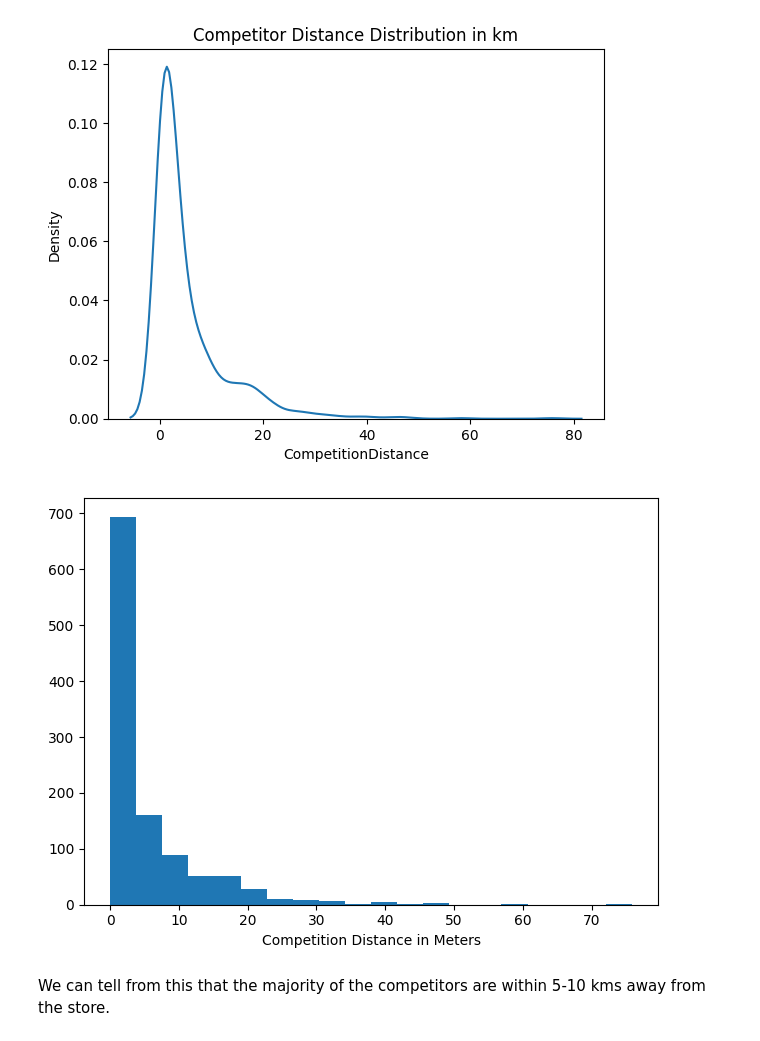
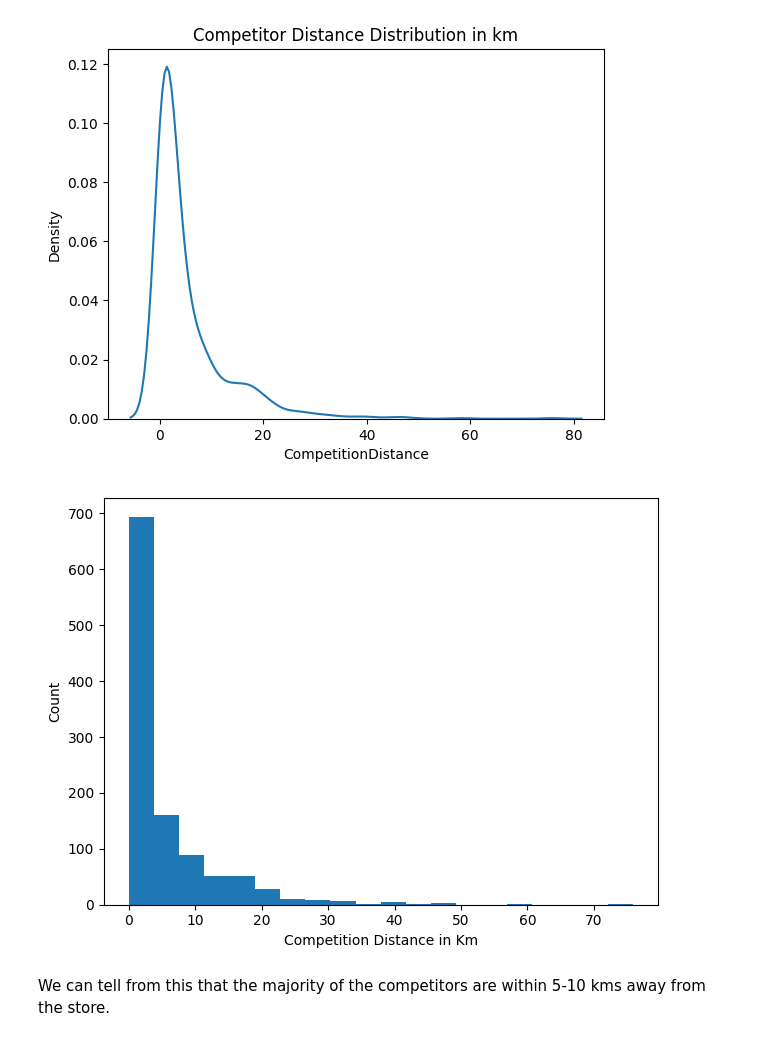
Before and after one commit to salaarslan98/Rossman-Dataset-Analysis, a Jupyter notebook: Rossman Sales Forecasting.ipynb, the cells around one changed output. Cells and saved outputs as stored; diff of their text form; code cells hidden in the pictures.

```diff
--- a/Rossman Sales Forecasting.ipynb
+++ b/Rossman Sales Forecasting.ipynb
@@ -141,11 +141,12 @@ Text(0.5, 1.0, 'Competitor Distance Distribution in km')
 [figure]
 # %%
 plt.hist(store["CompetitionDistance"]/1000, bins = 20)
-plt.xlabel("Competition Distance in Meters")
+plt.xlabel("Competition Distance in Km")
+plt.ylabel("Count")
 plt.tight_layout()
 plt.show()
 # %% [output]
-[figure, old version]
+[figure, new version]
 # %% [markdown]
 We can tell from this that the majority of the competitors are within 5-10 kms away from the store.
 # %% [markdown]
```
Also changed, not shown: parts of 64 cells of this notebook.
